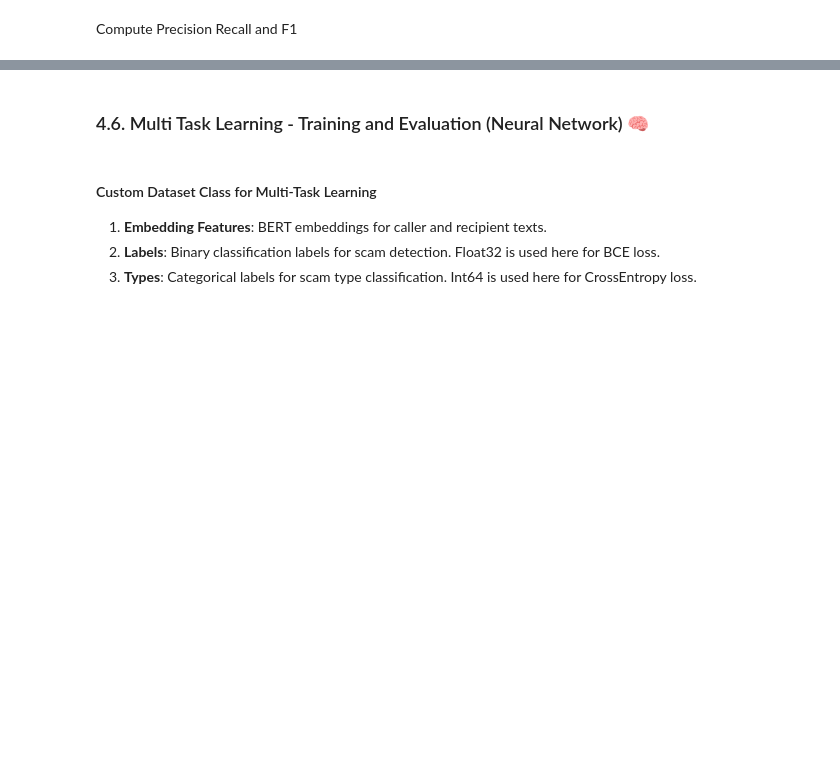
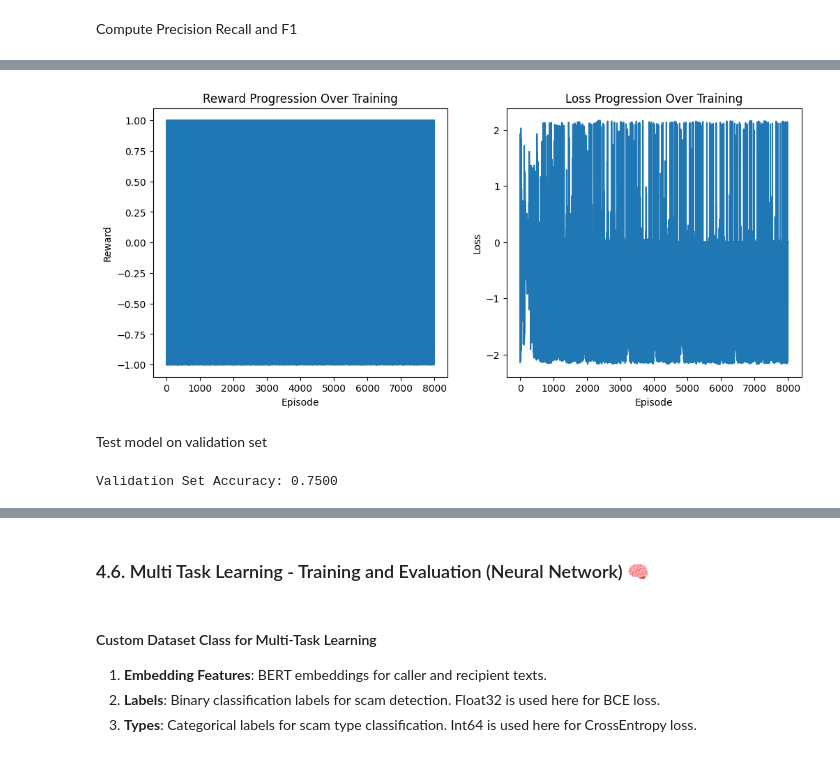
Before and after one commit to junxianyong/INF2008_P1-08, a Jupyter notebook: scam_detection/scam_detection.ipynb, the cells around one changed output, grey strips where cells are left out. Saved outputs shown, nothing was run; the diff lists cells and outputs as text; code cells hidden in the pictures; blank space fills up the shorter version.

```diff
--- a/scam_detection/scam_detection.ipynb
+++ b/scam_detection/scam_detection.ipynb
@@ -1193,0 +1226,64 @@ F1 Score: 0.9412
+# %%
+import matplotlib.pyplot as plt
+
+optimizer = optim.Adam(policy_net_y2.parameters(), lr=0.02)
+
+reward_history = []
+loss_history = []
+
+num_epochs = 10
+
+for epoch in range(num_epochs):  # Train over multiple epochs
+    for feature, label in zip(X_rl_train, y2_rl_train):  # Iterate over all training samples
+
+        state = torch.tensor(feature, dtype=torch.float32).to(device)
+        probs = policy_net_y2(state) # Agent will output the actions (probabilities)
+        action = torch.argmax(probs).item() # Select action with highest probability
+
+        reward = reward_function_type_of_scam(action, label) # Compute reward
+
+        loss = -torch.log(probs[action]) * reward  # Loss function will be amplified by the reward
+        optimizer.zero_grad()
+        loss.backward()
+        optimizer.step()
+
+        reward_history.append(reward)
+        loss_history.append(loss.item())
+
+plt.figure(figsize=(12, 5))
+
+plt.subplot(1, 2, 1)
+plt.plot(reward_history)
+plt.xlabel("Episode")
+plt.ylabel("Reward")
+plt.title("Reward Progression Over Training")
+
+plt.subplot(1, 2, 2)
+plt.plot(loss_history)
+plt.xlabel("Episode")
+plt.ylabel("Loss")
+plt.title("Loss Progression Over Training")
+
+plt.show()
+# %% [output]
+[figure, added]
+# %% [markdown]
+Test model on validation set
+# %%
+policy_net_y2.eval()  # Set to evaluation mode
+correct, total = 0, 0
+
+for state, y_true in zip(X_rl_val, y2_rl_val):
+    # state = extract_features(state)  # Convert text to embeddings
+    state = torch.tensor(state, dtype=torch.float32).to(device)
+    probs = policy_net_y2(state)  # Get action probabilities
+    action = torch.argmax(probs).item()  # Select the highest probability action
+
+    if action == y_true:
+        correct += 1
+    total += 1
+
+accuracy = correct / total
+print(f"Validation Set Accuracy: {accuracy:.4f}")
+# %% [output]
+Validation Set Accuracy: 0.7500
```
Also changed, not shown: parts of 29 cells of this notebook.
